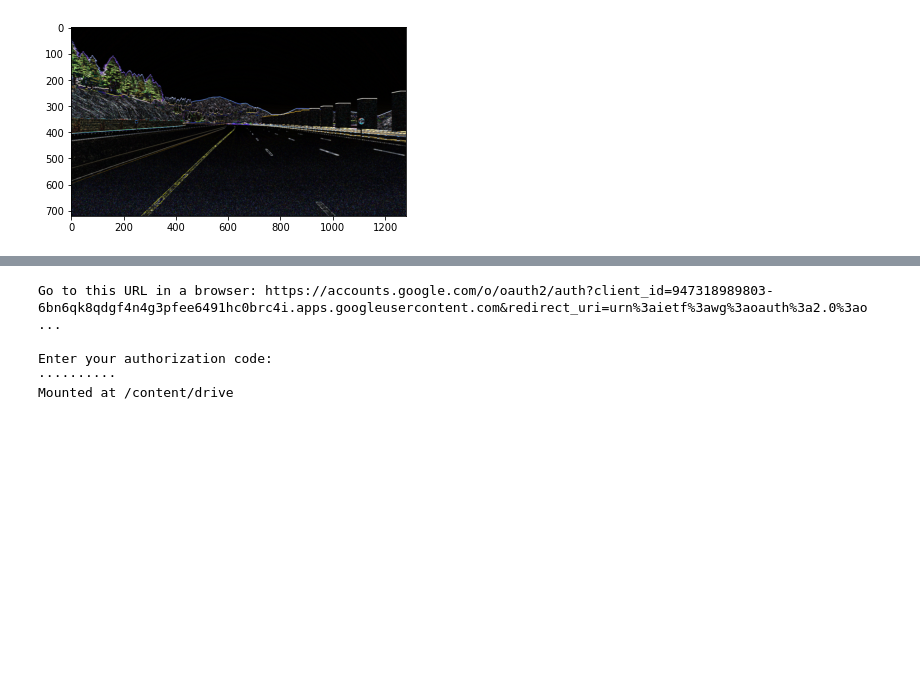
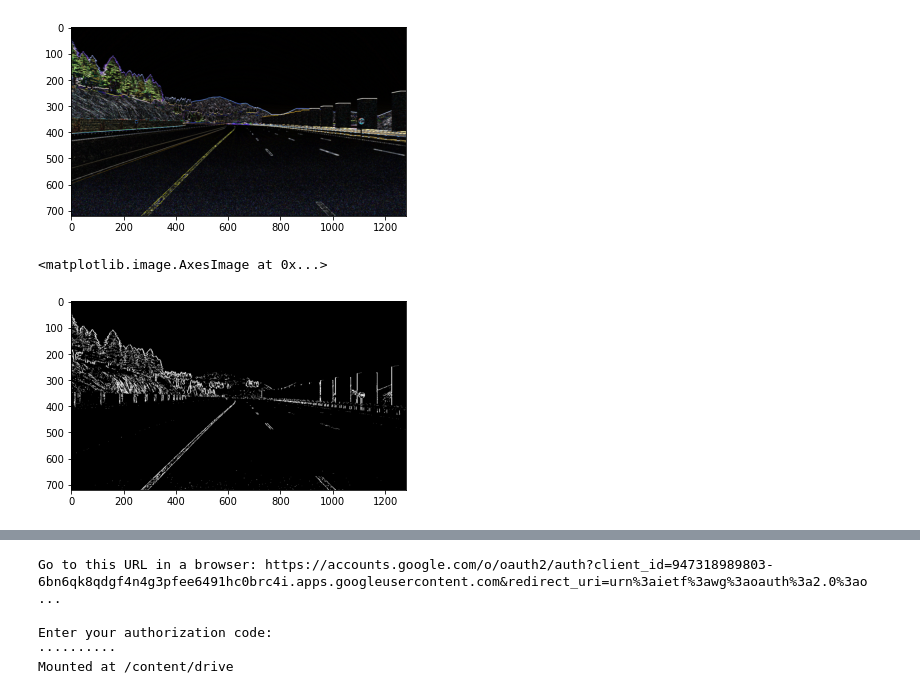
Before and after one commit to SafwanAhmad/google-colab, a Jupyter notebook: Copy_of_advanced_lane_detection.ipynb, the cells around one changed output, grey strips where cells are left out. Drawn from its saved outputs; the diff is of its cells as text; code cells hidden in the pictures; blank space fills up the shorter version.

```diff
--- a/Copy_of_advanced_lane_detection.ipynb
+++ b/Copy_of_advanced_lane_detection.ipynb
@@ -76,10 +76,22 @@ Clipping input data to the valid range for imshow with RGB data ([0..1] for floa
 abs_grad_x = np.abs(grad_x)
 abs_grad_y = np.abs(grad_y)
 
-# Convert to binary value
-bin_grad_x = cv2.threshold(abs_grad_x, 0, 255, cv2.THRESH_OTSU+cv2.THRESH_BINARY)
-bin_grad_y = cv2.threshold(abs_grad_y, 0, 255, cv2.THRESH_OTSU+cv2.THRESH_BINARY)
+# Scale the gradients
+max_x = np.max(abs_grad_x, axis=(0,1))
+min_x = np.min(abs_grad_x, axis=(0,1))
+
+max_y = np.max(abs_grad_y, axis=(0,1))
+min_y = np.min(abs_grad_y, axis=(0,1))
 
 
+scaled_grad_x = (((abs_grad_x - min_x)/(max_x - min_x))*255).astype(np.uint8)
+scaled_grad_y = (((abs_grad_y - min_y)/(max_y - min_y))*255).astype(np.uint8)
 
-cv2.connectedComponents(grad_x)
+# Convert to binary value
+bin_grad_x = cv2.threshold(scaled_grad_x[:,:,0], 0, 255, cv2.THRESH_OTSU+cv2.THRESH_BINARY)
+bin_grad_y = cv2.threshold(scaled_grad_y[:,:,0], 0, 255, cv2.THRESH_OTSU+cv2.THRESH_BINARY)
+# %%
+plt.imshow(bin_grad_x[1], cmap='gray')
+# %% [output]
+<matplotlib.image.AxesImage at 0x...>
+[figure, added]
```
Also changed, not shown: parts of 3 cells of this notebook.
